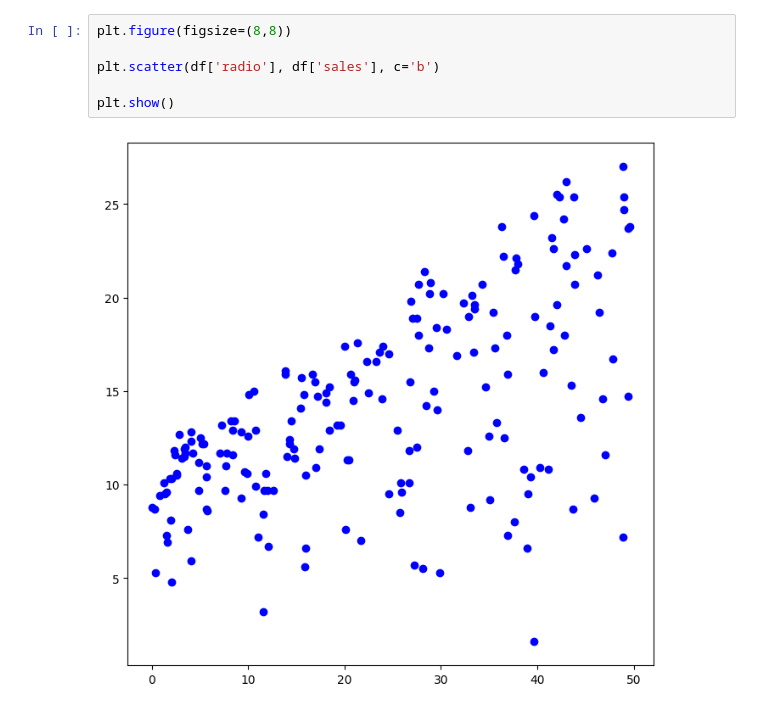
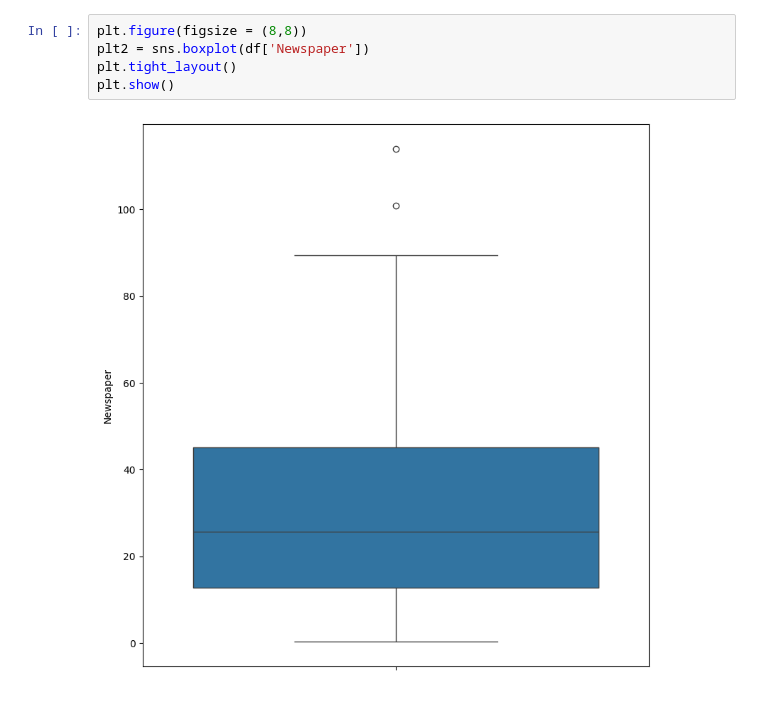
Before and after one commit to CodeEZ-Dev/Datascience_notes, a Jupyter notebook: Advertising_sales/advertising_sale.ipynb, the cells around one changed output. Drawn from its saved outputs; the diff is of its cells as text.

```diff
--- a/Advertising_sales/advertising_sale.ipynb
+++ b/Advertising_sales/advertising_sale.ipynb
@@ -61,8 +74,7 @@ sns.scatterplot(data = df, x='newspaper', y = 'sales')
 # %%
-plt.figure(figsize=(8,8))
-
-plt.scatter(df['radio'], df['sales'], c='b')
-
+plt.figure(figsize = (8,8))
+plt2 = sns.boxplot(df['Newspaper'])
+plt.tight_layout()
 plt.show()
 # %% [output]
-[figure, old version]
+[figure, new version]
```
Also changed, not shown: parts of 69 cells of this notebook, 8 other files.
